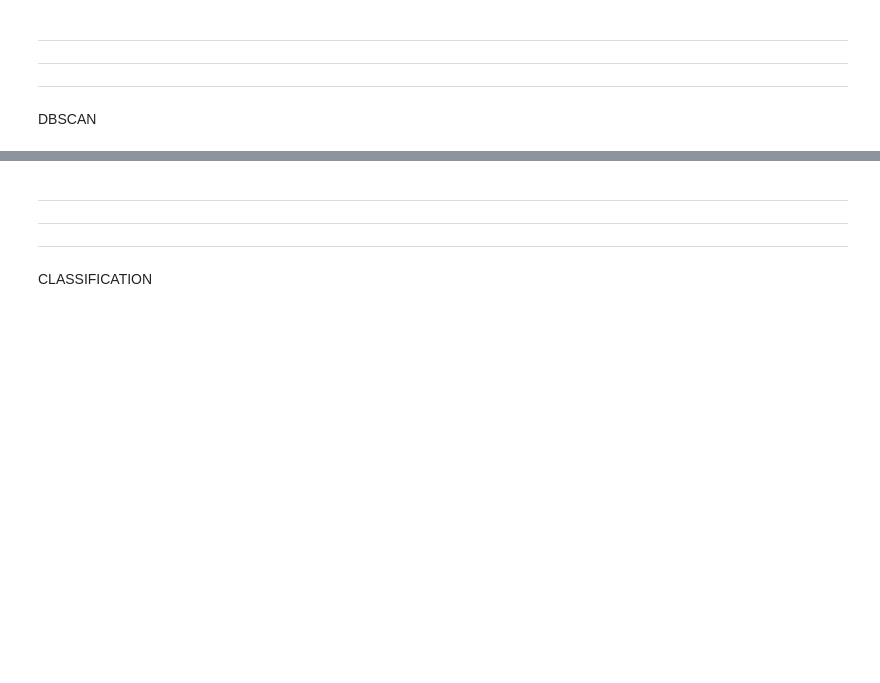
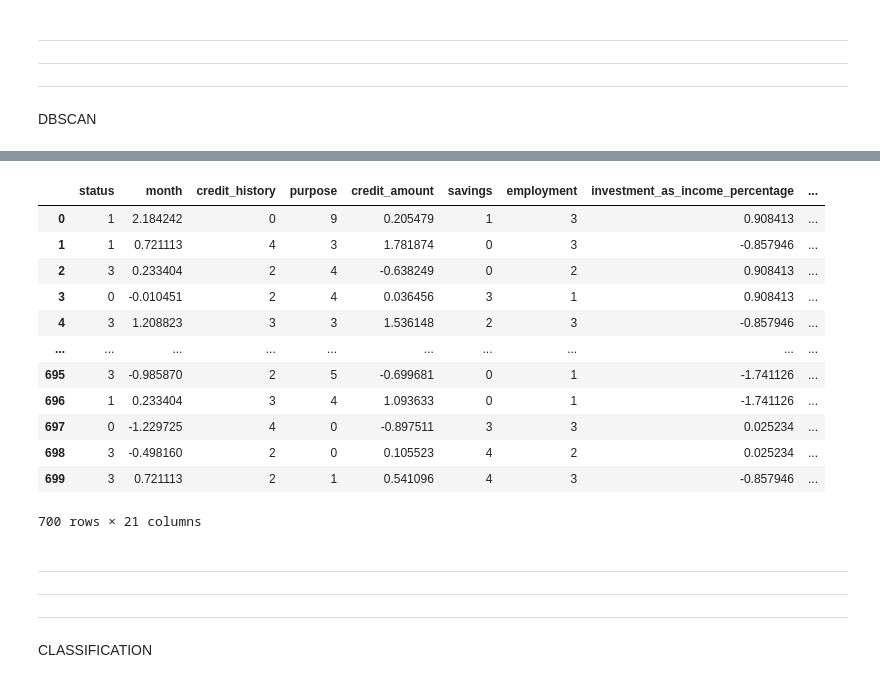
Before and after one commit to qahtanaa/OSFFR, a Jupyter notebook: ComparisonwOthers_New.ipynb, the cells around one changed output, grey strips where cells are left out. Cells and saved outputs as stored; diff of their text form; code cells hidden in the pictures; blank space fills up the shorter version.

```diff
--- a/ComparisonwOthers_New.ipynb
+++ b/ComparisonwOthers_New.ipynb
@@ -684,3 +696,19 @@ X_train_resampled_dbscan = pd.concat([X_train, pd.DataFrame(synthetic_samples_ma
+# %%
+X_train
+# %% [output]
+|  | status | month | credit_history | purpose | credit_amount | savings | employment | investment_as_income_percentage | ... |
+| 0 | 1 | 2.184242 | 0 | 9 | 0.205479 | 1 | 3 | 0.908413 | ... |
+| 1 | 1 | 0.721113 | 4 | 3 | 1.781874 | 0 | 3 | -0.857946 | ... |
+| 2 | 3 | 0.233404 | 2 | 4 | -0.638249 | 0 | 2 | 0.908413 | ... |
+| 3 | 0 | -0.010451 | 2 | 4 | 0.036456 | 3 | 1 | 0.908413 | ... |
+| 4 | 3 | 1.208823 | 3 | 3 | 1.536148 | 2 | 3 | -0.857946 | ... |
+| ... | ... | ... | ... | ... | ... | ... | ... | ... | ... |
+| 695 | 3 | -0.985870 | 2 | 5 | -0.699681 | 0 | 1 | -1.741126 | ... |
+| 696 | 1 | 0.233404 | 3 | 4 | 1.093633 | 0 | 1 | -1.741126 | ... |
+| 697 | 0 | -1.229725 | 4 | 0 | -0.897511 | 3 | 3 | 0.025234 | ... |
+| 698 | 3 | -0.498160 | 2 | 0 | 0.105523 | 4 | 2 | 0.025234 | ... |
+| 699 | 3 | 0.721113 | 2 | 1 | 0.541096 | 4 | 3 | -0.857946 | ... |
+700 rows × 21 columns
 # %% [markdown]
 
 
```
Also changed, not shown: parts of 14 cells of this notebook, 2 other files.
